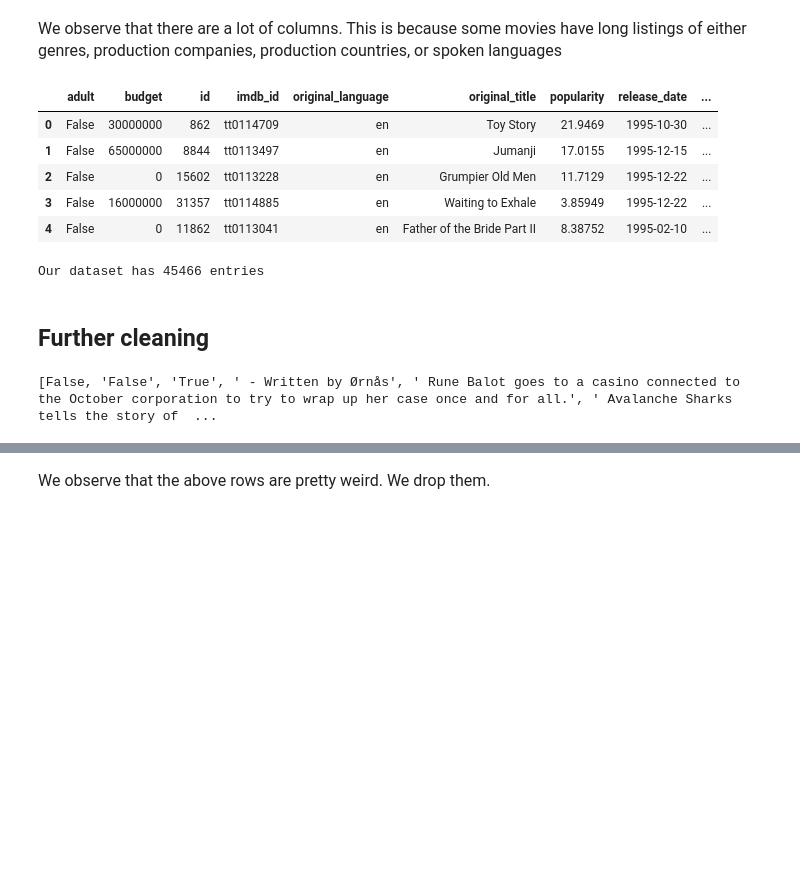
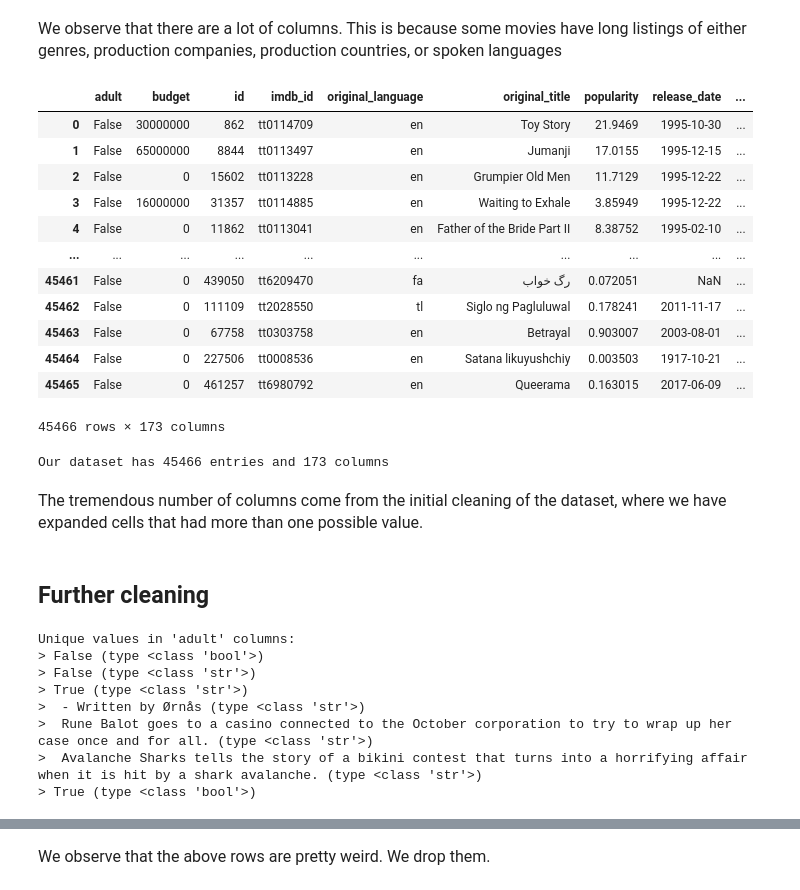
Before and after one commit to wvmrtn/data-science-in-practice, a Jupyter notebook: Project/eda.ipynb, the cells around one changed output, grey strips where cells are left out. Saved outputs shown, nothing was run; the diff lists cells and outputs as text; code cells hidden in the pictures; blank space fills up the shorter version.

```diff
--- a/Project/eda.ipynb
+++ b/Project/eda.ipynb
@@ -21,27 +24,48 @@ ratings = pd.read_csv('ratings_small.csv')
 # %% [markdown]
 <font size="3">We observe that there are a lot of columns. This is because some movies have long listings of either genres, production companies, production countries, or spoken languages</font>
 # %%
-movies.head()
+movies
 # %% [output]
 |  | adult | budget | id | imdb_id | original_language | original_title | popularity | release_date | ... |
 | 0 | False | 30000000 | 862 | tt0114709 | en | Toy Story | 21.9469 | 1995-10-30 | ... |
 | 1 | False | 65000000 | 8844 | tt0113497 | en | Jumanji | 17.0155 | 1995-12-15 | ... |
 | 2 | False | 0 | 15602 | tt0113228 | en | Grumpier Old Men | 11.7129 | 1995-12-22 | ... |
 | 3 | False | 16000000 | 31357 | tt0114885 | en | Waiting to Exhale | 3.85949 | 1995-12-22 | ... |
 | 4 | False | 0 | 11862 | tt0113041 | en | Father of the Bride Part II | 8.38752 | 1995-02-10 | ... |
+| ... | ... | ... | ... | ... | ... | ... | ... | ... | ... |
+| 45461 | False | 0 | 439050 | tt6209470 | fa | رگ خواب | 0.072051 | NaN | ... |
+| 45462 | False | 0 | 111109 | tt2028550 | tl | Siglo ng Pagluluwal | 0.178241 | 2011-11-17 | ... |
+| 45463 | False | 0 | 67758 | tt0303758 | en | Betrayal | 0.903007 | 2003-08-01 | ... |
+| 45464 | False | 0 | 227506 | tt0008536 | en | Satana likuyushchiy | 0.003503 | 1917-10-21 | ... |
+| 45465 | False | 0 | 461257 | tt6980792 | en | Queerama | 0.163015 | 2017-06-09 | ... |
+45466 rows × 173 columns
 # %%
 # number of movies at the beginning
-print('Our dataset has {} entries'.format(len(movies)))
+start_num_rows = np.shape(movies)[0]
+start_num_cols = np.shape(movies)[1]
+print('Our dataset has {} entries and {} columns'.format(start_num_rows, start_num_cols))
 # %% [output]
-Our dataset has 45466 entries
+Our dataset has 45466 entries and 173 columns
+# %% [markdown]
+<font size="3">The tremendous number of columns come from the initial cleaning of the dataset, where we have expanded cells that had more than one possible value.</font>
 # %% [markdown]
 ## Further cleaning
 # %%
 # make sure 'adult' column only has True or False
 unique_adult = list(movies['adult'].unique())
-print(unique_adult) # there are some inconsistencies (some long strings and stringified booleans)
-unique_adult = [elt for elt in unique_adult if elt != False and elt != True and elt != 'False' and elt != 'True']
+print('Unique values in \'adult\' columns:')
+for elt in unique_adult:
+    print('> {} (type {})'.format(elt, type(elt)))
+# there are some inconsistencies (some long strings and stringified booleans)
+adult_todrop = [elt for elt in unique_adult if elt != False and elt != True and elt != 'False' and elt != 'True']
 # %% [output]
-[False, 'False', 'True', ' - Written by Ørnås', ' Rune Balot goes to a casino connected to the October corporation to try to wrap up her case once and for all.', ' Avalanche Sharks tells the story of  ...
+Unique values in 'adult' columns:
+> False (type <class 'bool'>)
+> False (type <class 'str'>)
+> True (type <class 'str'>)
+>  - Written by Ørnås (type <class 'str'>)
+>  Rune Balot goes to a casino connected to the October corporation to try to wrap up her case once and for all. (type <class 'str'>)
+>  Avalanche Sharks tells the story of a bikini contest that turns into a horrifying affair when it is hit by a shark avalanche. (type <class 'str'>)
+> True (type <class 'bool'>)
 # %%
 # take a look at strange rows in unique_adult
```
Also changed, not shown: parts of 58 cells of this notebook, 2 other files.
